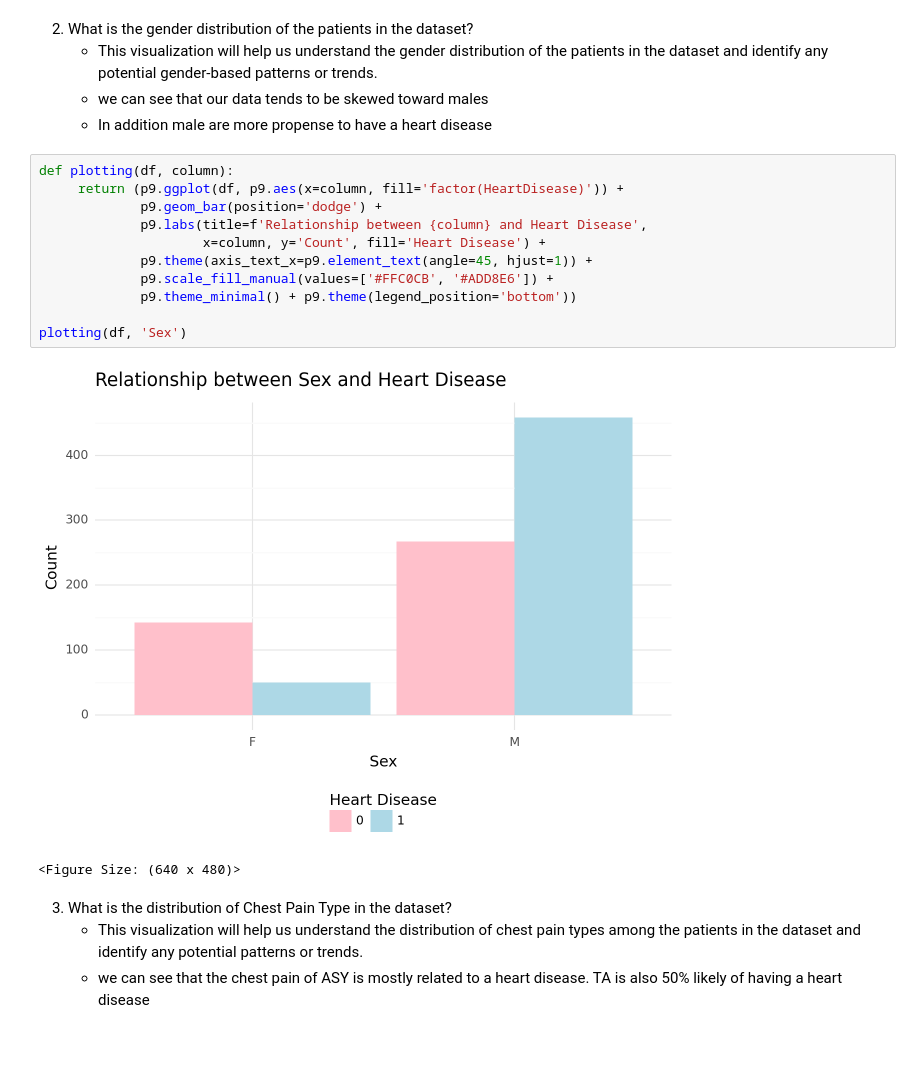
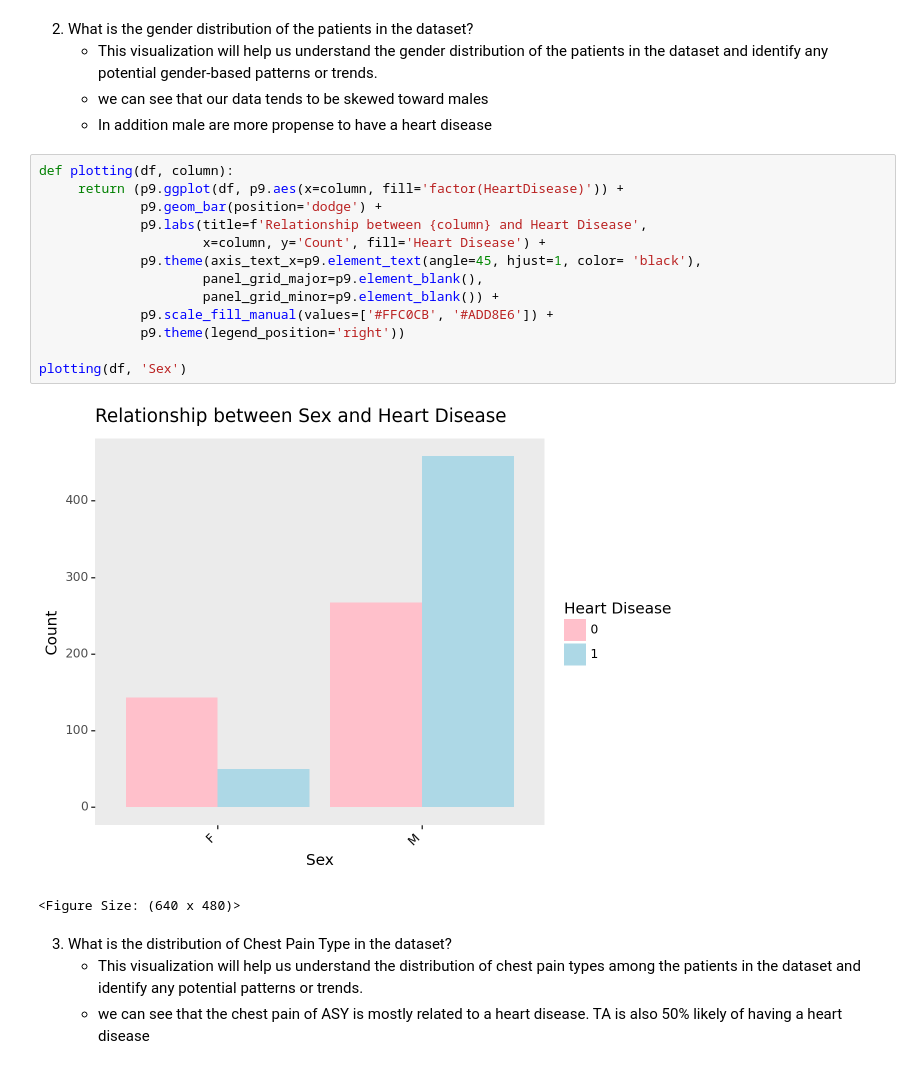
Before and after one commit to dgardunohorneffer/Captsone-AI, a Jupyter notebook: Notebooks/Daniela_Garduno/Notebook_Daniela.ipynb, the cells around one changed output. Saved outputs shown, nothing was run; the diff lists cells and outputs as text.

Commit message:
improved the graphs

```diff
--- a/Notebooks/Daniela_Garduno/Notebook_Daniela.ipynb
+++ b/Notebooks/Daniela_Garduno/Notebook_Daniela.ipynb
@@ -135,16 +145,18 @@ plt.title('What is the distribution of age among patients with heart disease?',
 # %%
 def plotting(df, column):
      return (p9.ggplot(df, p9.aes(x=column, fill='factor(HeartDisease)')) +
              p9.geom_bar(position='dodge') +
              p9.labs(title=f'Relationship between {column} and Heart Disease',
                      x=column, y='Count', fill='Heart Disease') +
-             p9.theme(axis_text_x=p9.element_text(angle=45, hjust=1)) +
+             p9.theme(axis_text_x=p9.element_text(angle=45, hjust=1, color= 'black'),
+                     panel_grid_major=p9.element_blank(),
+                     panel_grid_minor=p9.element_blank()) +
              p9.scale_fill_manual(values=['#FFC0CB', '#ADD8E6']) +
-             p9.theme_minimal() + p9.theme(legend_position='bottom'))
+             p9.theme(legend_position='right'))
 
 plotting(df, 'Sex')
 # %% [output]
-[figure, old version]
+[figure, new version]
 <Figure Size: (640 x 480)>
 # %% [markdown]
 3. What is the distribution of Chest Pain Type in the dataset?
```
Also changed, not shown: parts of 18 cells of this notebook.
